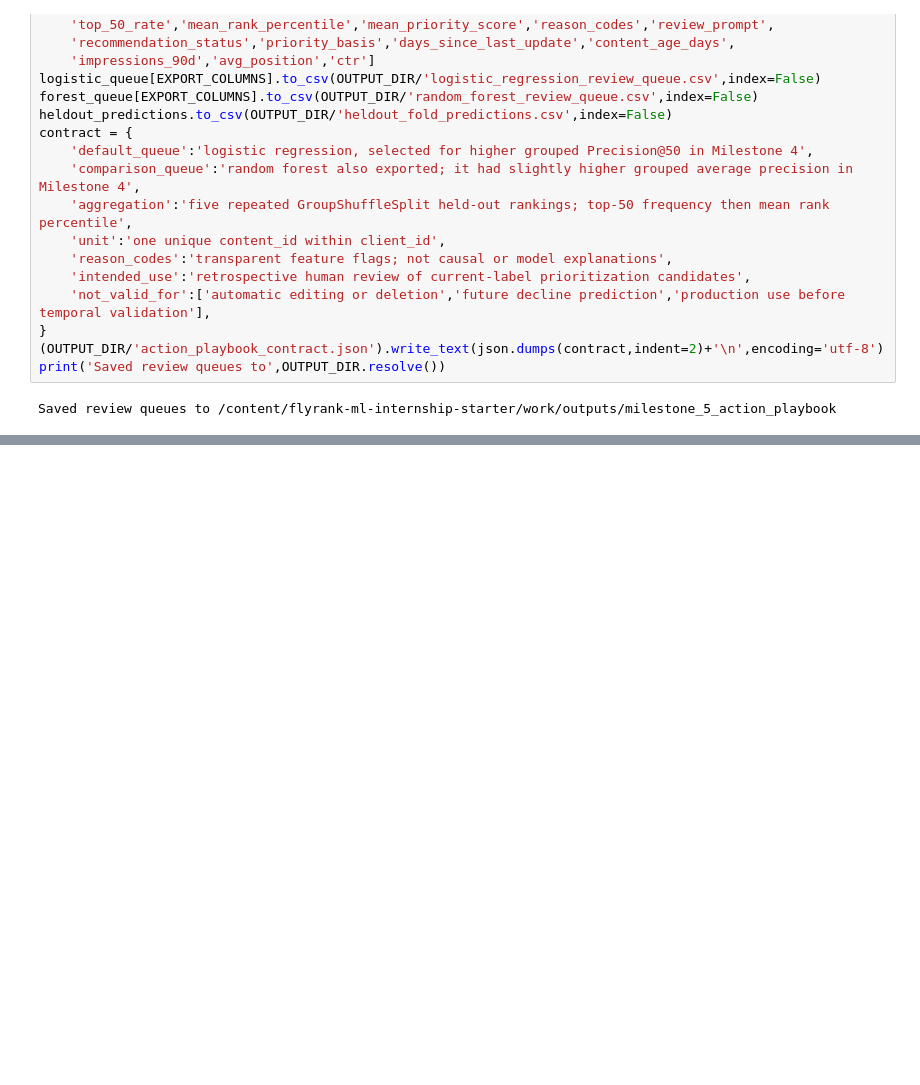
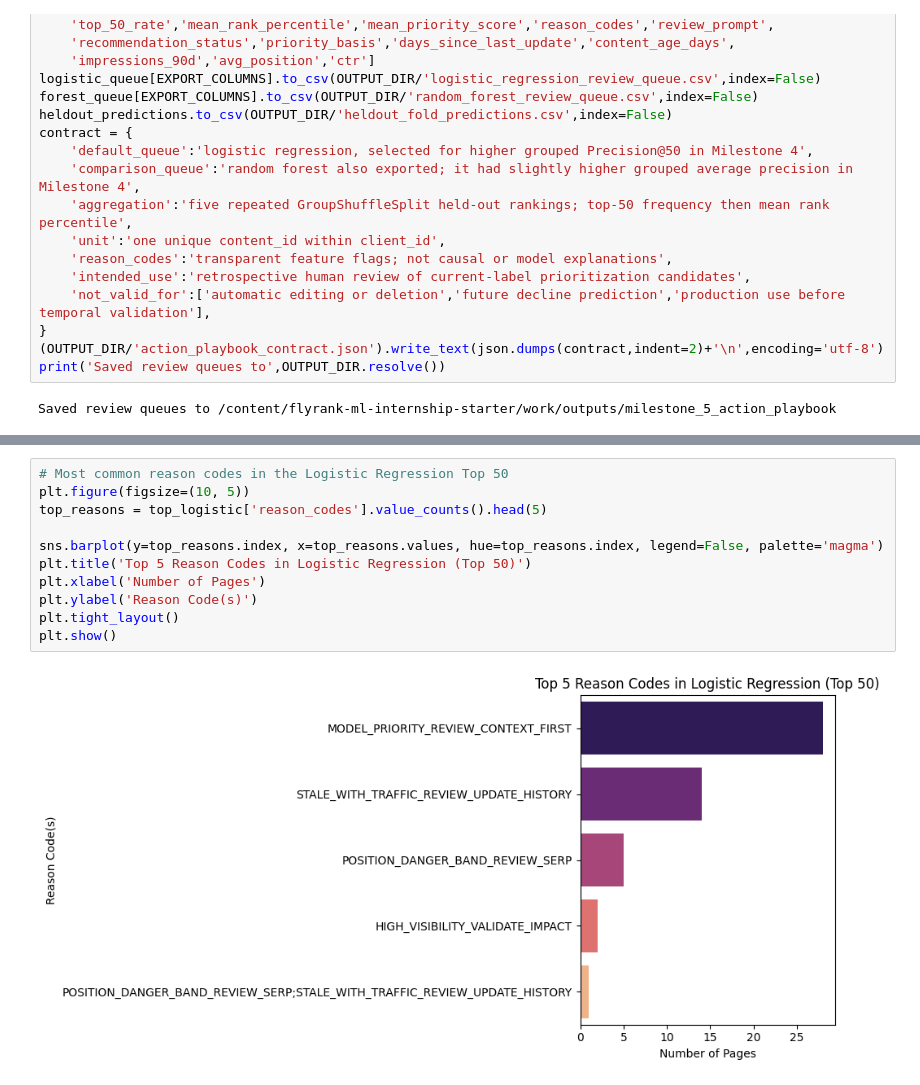
Before and after one commit to huseyinTozluyurt/Flyrank-Internship-MachineLearning, a Jupyter notebook: work/notebooks/milestone_5_action_playbook.ipynb, the cells around one changed output, grey strips where cells are left out. Drawn from its saved outputs; the diff is of its cells as text; blank space fills up the shorter version.

```diff
--- a/work/notebooks/milestone_5_action_playbook.ipynb
+++ b/work/notebooks/milestone_5_action_playbook.ipynb
@@ -210,0 +236,13 @@ Saved review queues to /content/flyrank-ml-internship-starter/work/outputs/miles
+# %%
+# Most common reason codes in the Logistic Regression Top 50
+plt.figure(figsize=(10, 5))
+top_reasons = top_logistic['reason_codes'].value_counts().head(5)
+
+sns.barplot(y=top_reasons.index, x=top_reasons.values, hue=top_reasons.index, legend=False, palette='magma')
+plt.title('Top 5 Reason Codes in Logistic Regression (Top 50)')
+plt.xlabel('Number of Pages')
+plt.ylabel('Reason Code(s)')
+plt.tight_layout()
+plt.show()
+# %% [output]
+[figure, added]
```
Also changed, not shown: parts of 11 cells of this notebook.
